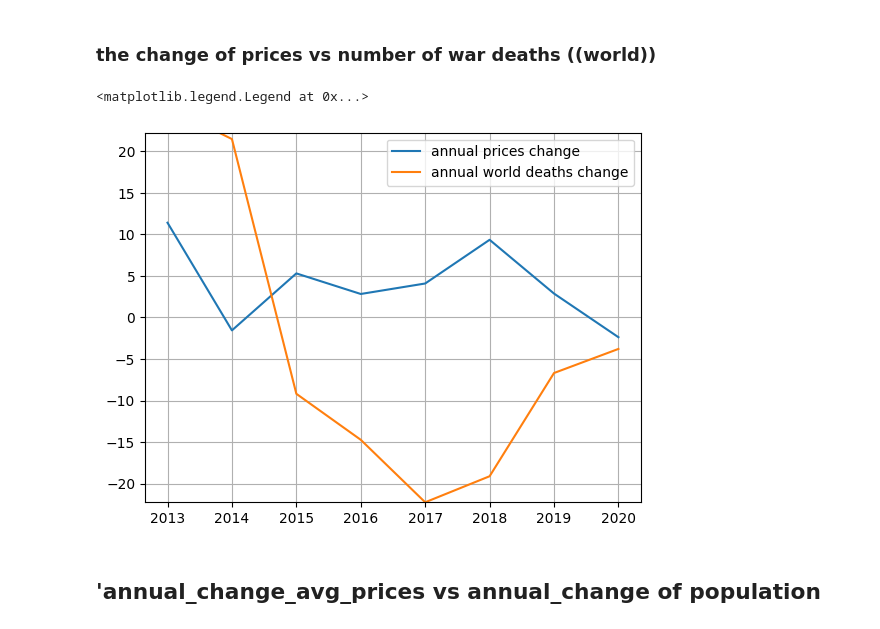
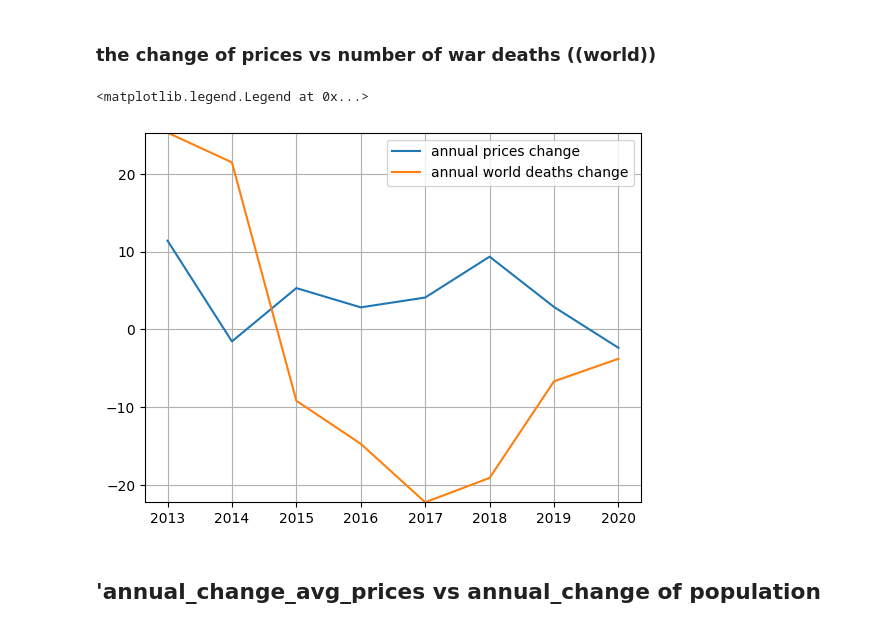
Before and after one commit to shaker113/group5_Price_Forecast, a Jupyter notebook: group_5_project.ipynb, the cells around one changed output. Saved outputs shown, nothing was run; the diff lists cells and outputs as text; code cells hidden in the pictures.

```diff
--- a/group_5_project.ipynb
+++ b/group_5_project.ipynb
@@ -144,15 +182,15 @@ plt.legend()
 # %%
 x=deaths_df['year']
 y=deaths_df['annual_change_avg_prices']
 y2=deaths_df['annual_change_world']
 plt.plot(x,y,label="annual prices change")
 plt.plot(x,y2,label="annual world deaths change")
 plt.grid()
-plt.ylim([min(y2),-min(y2)])
+plt.ylim([min(y2),max(y2)])
 plt.legend()
 # %% [output]
 <matplotlib.legend.Legend at 0x...>
-[figure, old version]
+[figure, new version]
 # %% [markdown]
 ## 'annual_change_avg_prices vs  annual_change of population
 # %%
```
Also changed, not shown: parts of 5 cells of this notebook, 2 other files.
